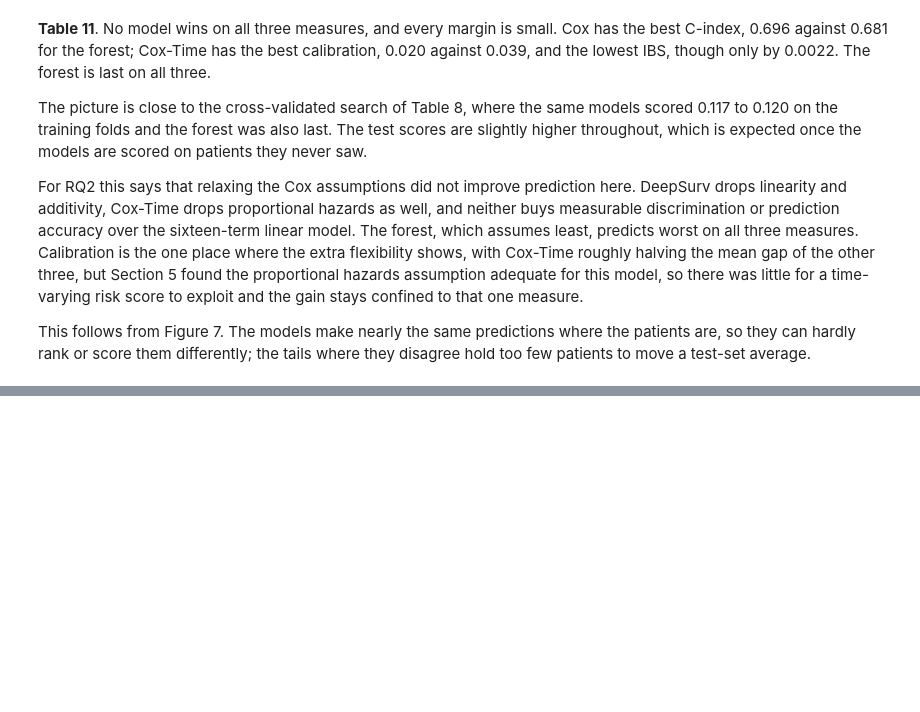
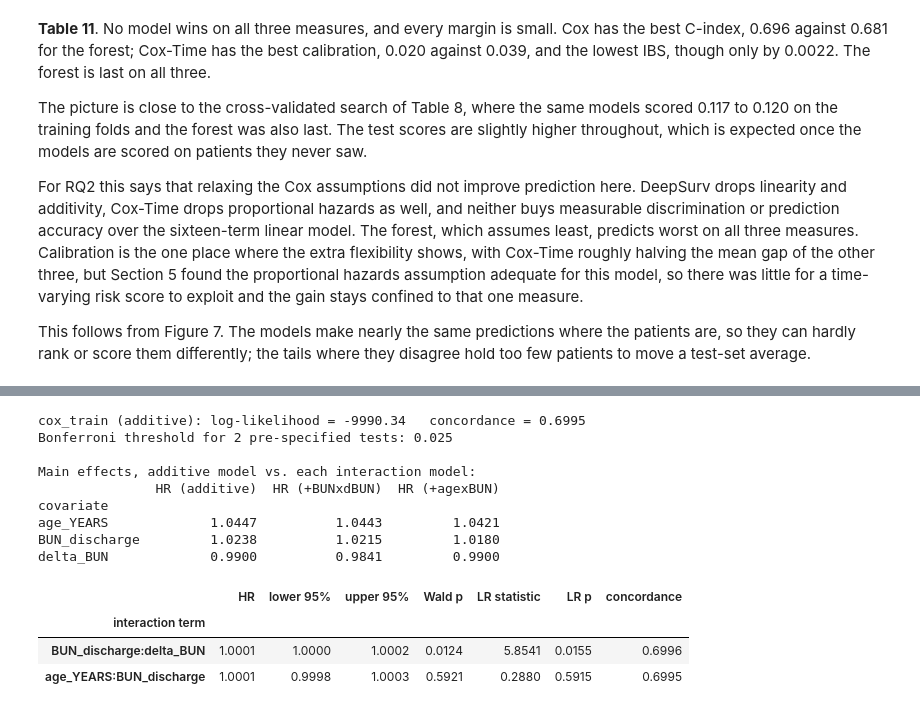
Before and after one commit to Mormorfor/SAML_project, a Jupyter notebook: Final Project/final_proj.ipynb, the cells around one changed output, grey strips where cells are left out. Saved outputs shown, nothing was run; the diff lists cells and outputs as text; code cells hidden in the pictures; blank space fills up the shorter version.

```diff
--- a/Final Project/final_proj.ipynb
+++ b/Final Project/final_proj.ipynb
@@ -1475,0 +1633,67 @@ This follows from Figure 7. The models make nearly the same predictions where th
+# %%
+from scipy.stats import chi2
+
+FORMULA_INT_BUN = PA2_FORMULA + " + BUN_discharge:delta_BUN"
+FORMULA_INT_AGE = PA2_FORMULA + " + age_YEARS:BUN_discharge"
+
+
+def load_or_fit_cox(name, formula):
+    path = os.path.join(MODEL_DIR, f"{name}.joblib")
+    if os.path.exists(path):
+        return joblib.load(path)
+    model = CoxPHFitter().fit(train_df, duration_col=TIME_COL, event_col=EVENT_COL, formula=formula)
+    joblib.dump(model, path)
+    return model
+
+
+cox_int_bun = load_or_fit_cox("cox_int_bun", FORMULA_INT_BUN)
+cox_int_age = load_or_fit_cox("cox_int_age", FORMULA_INT_AGE)
+
+
+def lrt_row(model, term):
+    stat = 2 * (model.log_likelihood_ - cox_train.log_likelihood_)
+    p = chi2.sf(stat, 1)
+    hr = model.hazard_ratios_[term]
+    ci_lo, ci_hi = model.summary.loc[term, ["exp(coef) lower 95%", "exp(coef) upper 95%"]]
+    wald_p = model.summary.loc[term, "p"]
+    return {"interaction term": term, "HR": hr, "lower 95%": ci_lo, "upper 95%": ci_hi,
+            "Wald p": wald_p, "LR statistic": stat, "LR p": p,
+            "concordance": model.concordance_index_}
+
+
+BONFERRONI_ALPHA = 0.05 / 2
+interaction_summary = pd.DataFrame([
+    lrt_row(cox_int_bun, "BUN_discharge:delta_BUN"),
+    lrt_row(cox_int_age, "age_YEARS:BUN_discharge"),
+]).set_index("interaction term").round(4)
+interaction_summary.to_csv(os.path.join(TAB_DIR, "table14a_interactions.csv"))
+
+main_effects = ["age_YEARS", "BUN_discharge", "delta_BUN"]
+main_effect_compare = pd.DataFrame({
+    "HR (additive)": cox_train.hazard_ratios_[main_effects],
+    "HR (+BUNxdBUN)": cox_int_bun.hazard_ratios_[main_effects],
+    "HR (+agexBUN)": cox_int_age.hazard_ratios_[main_effects],
+}).round(4)
+
+print(f"cox_train (additive): log-likelihood = {cox_train.log_likelihood_:.2f}   "
+      f"concordance = {cox_train.concordance_index_:.4f}")
+print(f"Bonferroni threshold for 2 pre-specified tests: {BONFERRONI_ALPHA}")
+print()
+print("Main effects, additive model vs. each interaction model:")
+print(main_effect_compare)
+print()
+interaction_summary
+# %% [output]
+cox_train (additive): log-likelihood = -9990.34   concordance = 0.6995
+Bonferroni threshold for 2 pre-specified tests: 0.025
+
+Main effects, additive model vs. each interaction model:
+               HR (additive)  HR (+BUNxdBUN)  HR (+agexBUN)
+covariate
+age_YEARS             1.0447          1.0443         1.0421
+BUN_discharge         1.0238          1.0215         1.0180
+delta_BUN             0.9900          0.9841         0.9900
+|  | HR | lower 95% | upper 95% | Wald p | LR statistic | LR p | concordance |
+| interaction term |  |  |  |  |  |  |  |
+| BUN_discharge:delta_BUN | 1.0001 | 1.0000 | 1.0002 | 0.0124 | 5.8541 | 0.0155 | 0.6996 |
+| age_YEARS:BUN_discharge | 1.0001 | 0.9998 | 1.0003 | 0.5921 | 0.2880 | 0.5915 | 0.6995 |
```
Also changed, not shown: parts of 15 cells of this notebook.
